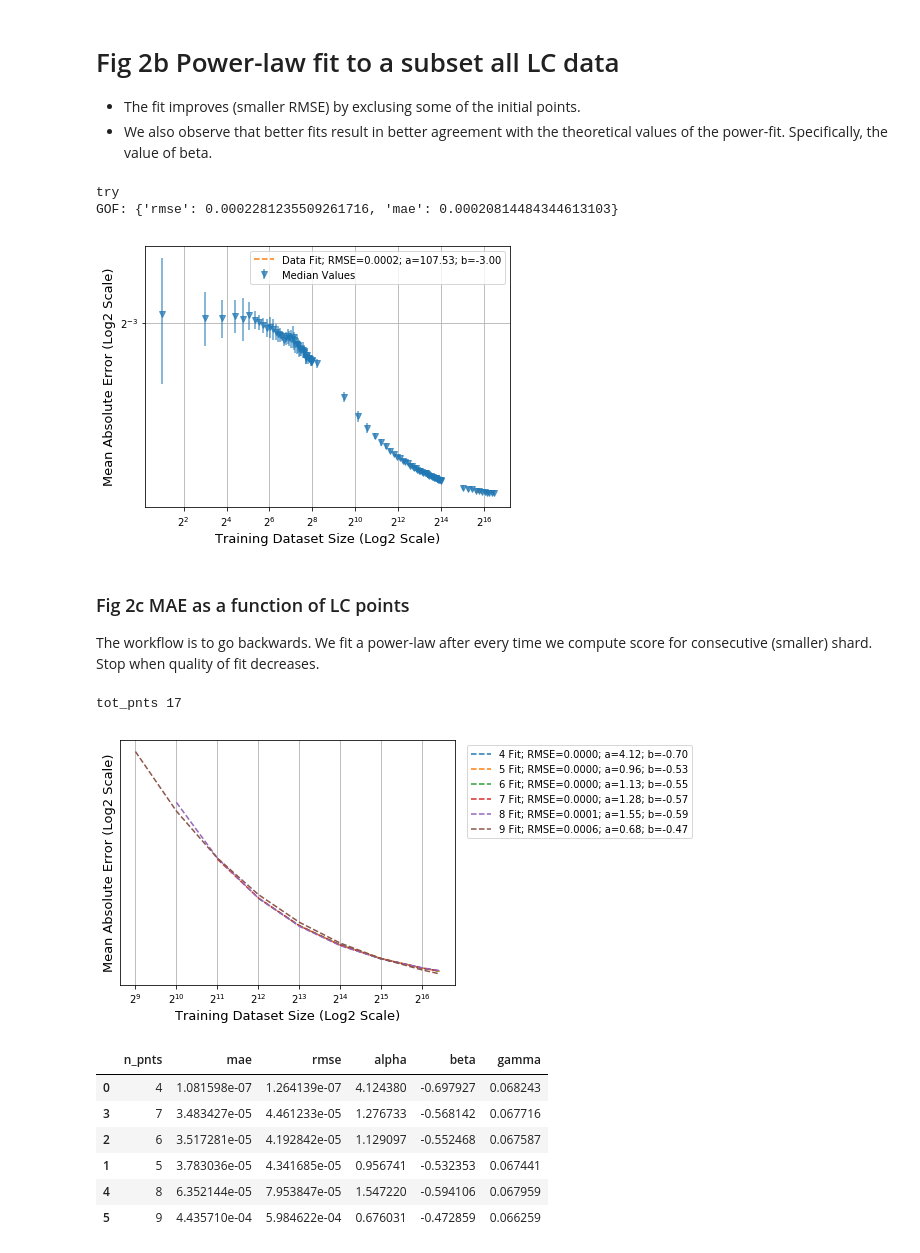
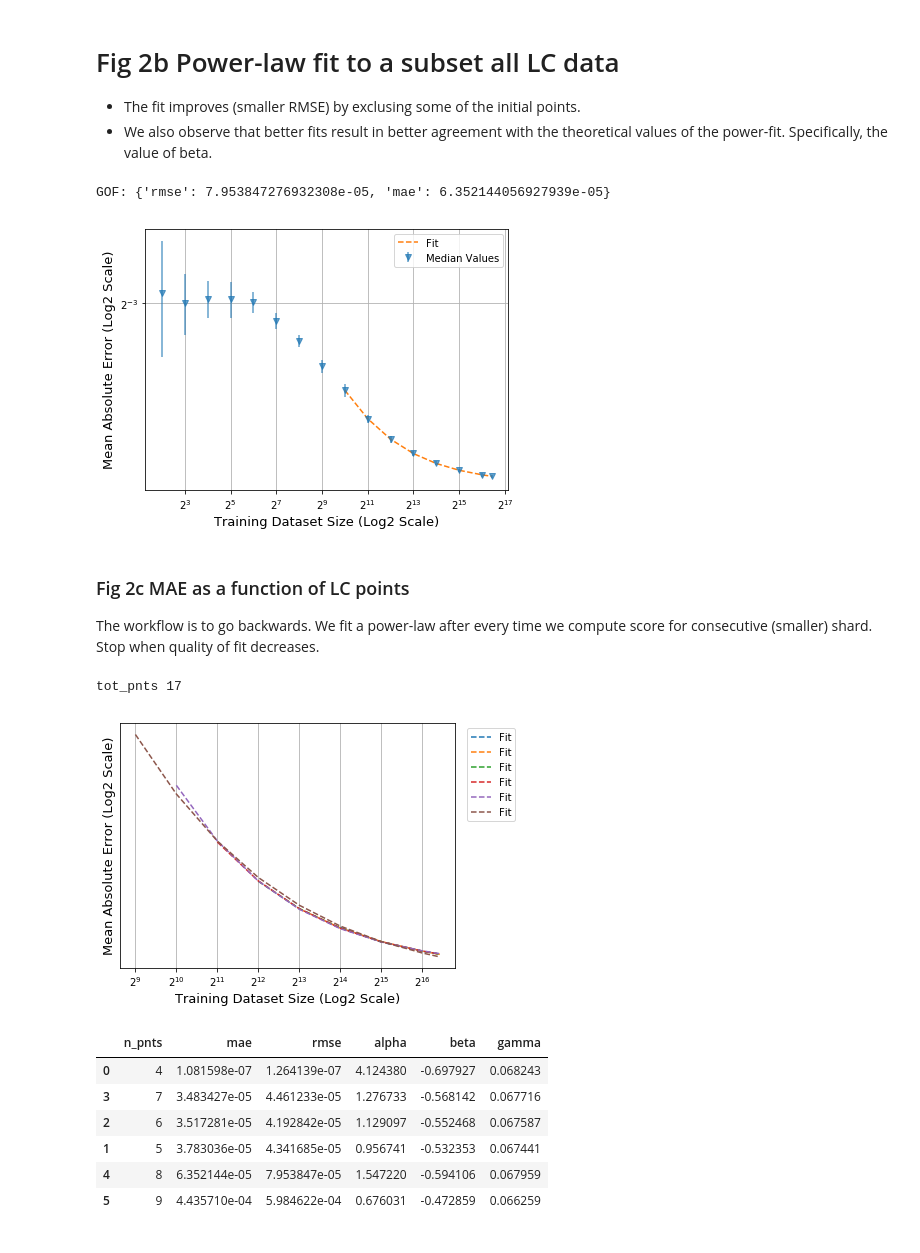
Before and after one commit to adpartin/LearningCurves, a Jupyter notebook: notebooks/ppr_rslt_figs.ipynb, the cells around one changed output. Drawn from its saved outputs; the diff is of its cells as text; code cells hidden in the pictures.

```diff
--- a/notebooks/ppr_rslt_figs.ipynb
+++ b/notebooks/ppr_rslt_figs.ipynb
@@ -49,7 +47,10 @@ save_fig_path = filepath/'figs'
 # %%
+save_fig_path = filepath/'figs/fine_first_look'
+os.makedir(save_fig_path, exist_ok=True)
+
 def save_fig(save_fig_path, fname):
     plt.savefig(save_fig_path/(fname + '.eps'), format='eps')
-    plt.savefig(save_fig_path/(fname + '.png'))
+    plt.savefig(save_fig_path/(fname + '.png'), dpi=200)
 # %% [markdown]
 ### Get dir path of all runs
 # %%
@@ -65,9 +66,9 @@ if src=='gdsc_on_cell':
     # base_dir = Path('/vol/ml/apartin/projects/LearningCurves/trn.gdsc/split_on_cell/multi_seed_rf_100_trees')
 
 if src=='gdsc_on_none':
-    # base_dir = Path('/vol/ml/apartin/projects/LearningCurves/trn.gdsc/split_on_none/multi_seed_lgbm_100_trees')
+    base_dir = Path('/vol/ml/apartin/projects/LearningCurves/trn.gdsc/split_on_none/multi_seed_lgbm_100_trees')
     # base_dir = Path('/vol/ml/apartin/projects/LearningCurves/trn.gdsc/split_on_none/multi_seed_rf_100_trees')
-    base_dir = Path('/vol/ml/apartin/projects/LearningCurves/trn.gdsc/split_on_none/fine_grain_lgb_subset')
+    # base_dir = Path('/vol/ml/apartin/projects/LearningCurves/trn.gdsc/split_on_none/fine_grain_lgb_subset')
 
 # Top6
 elif src=='top6_on_cell':
@@ -247,31 +245,32 @@ GOF: {'rmse': 0.003522654685387257, 'mae': 0.0029500261457625194}
 # %%
 tot_pnts = len(scores_te['tr_size'])
 n_pnts_fit = 8 # Number of points to use for curve fitting starting from the largest size
 
 y_col_name = 'median'
 
 ax = None
 
+shard_min_idx = 1
 ax = lrn_crv_plot.plot_lrn_crv_new(
-        x=scores_te['tr_size'][0:], y=scores_te[y_col_name][0:], yerr=scores_te['std'][0:],
+        x=scores_te['tr_size'][shard_min_idx:], y=scores_te[y_col_name][shard_min_idx:], yerr=scores_te['std'][shard_min_idx:],
         ax=ax, ls='', marker='v', alpha=0.7,
         **plot_args, label='Median Values')
 
 shard_min_idx = 0 if tot_pnts < n_pnts_fit else tot_pnts - n_pnts_fit
 
 ax, _, gof = lrn_crv_plot.plot_lrn_crv_power_law(
         x=scores_te['tr_size'][shard_min_idx:], y=scores_te[y_col_name][shard_min_idx:],
         **plot_args, plot_raw=False, ax=ax, alpha=1 );
 
 ax.legend(frameon=True, fontsize=10, loc='best')
 plt.tight_layout()
-plt.savefig(save_fig_path/f'{src}_agg_median_std_fit_subset_points.png')
+# plt.savefig(save_fig_path/f'{src}_agg_median_std_fit_subset_points.png')
+save_fig(save_fig_path, fname=f'{src}_agg_median_std_fit_subset')
 
 print('GOF:', gof)
 # %% [output]
-try
-GOF: {'rmse': 0.0002281235509261716, 'mae': 0.00020814484344613103}
+GOF: {'rmse': 7.953847276932308e-05, 'mae': 6.352144056927939e-05}
-[figure, old version]
+[figure, new version]
 # %% [markdown]
 ### Fig 2c MAE as a function of LC points
 
@@ -308,7 +307,7 @@ for n_pnts_fit in range(min_pnts_fit, max_pnts_fit+1):
 # p_arr[idx]
 # %% [output]
 tot_pnts 17
-[figure, old version]
+[figure, new version]
 # %%
 prm_df = pd.DataFrame(prm_arr)
 gof_df = pd.DataFrame(gof_arr)
```
Also changed, not shown: parts of 7 cells of this notebook, 4 other files.
